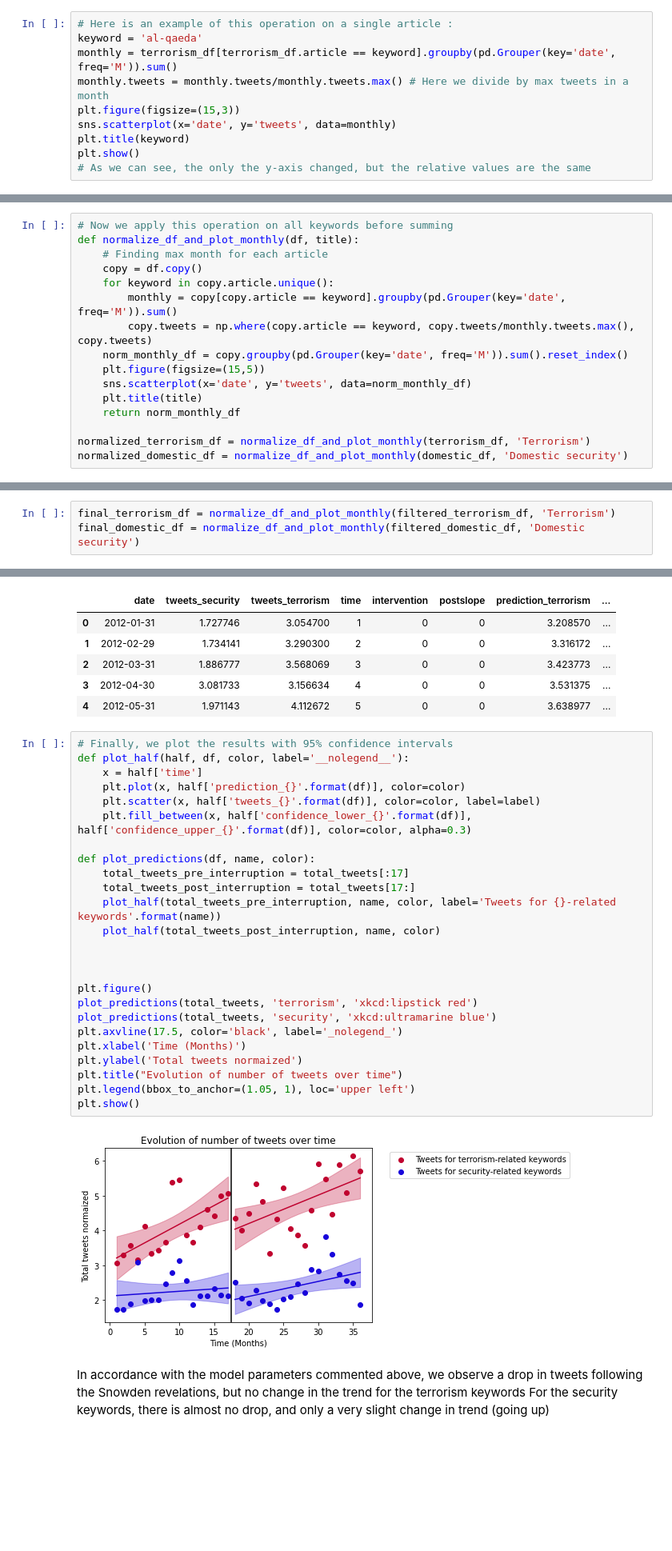
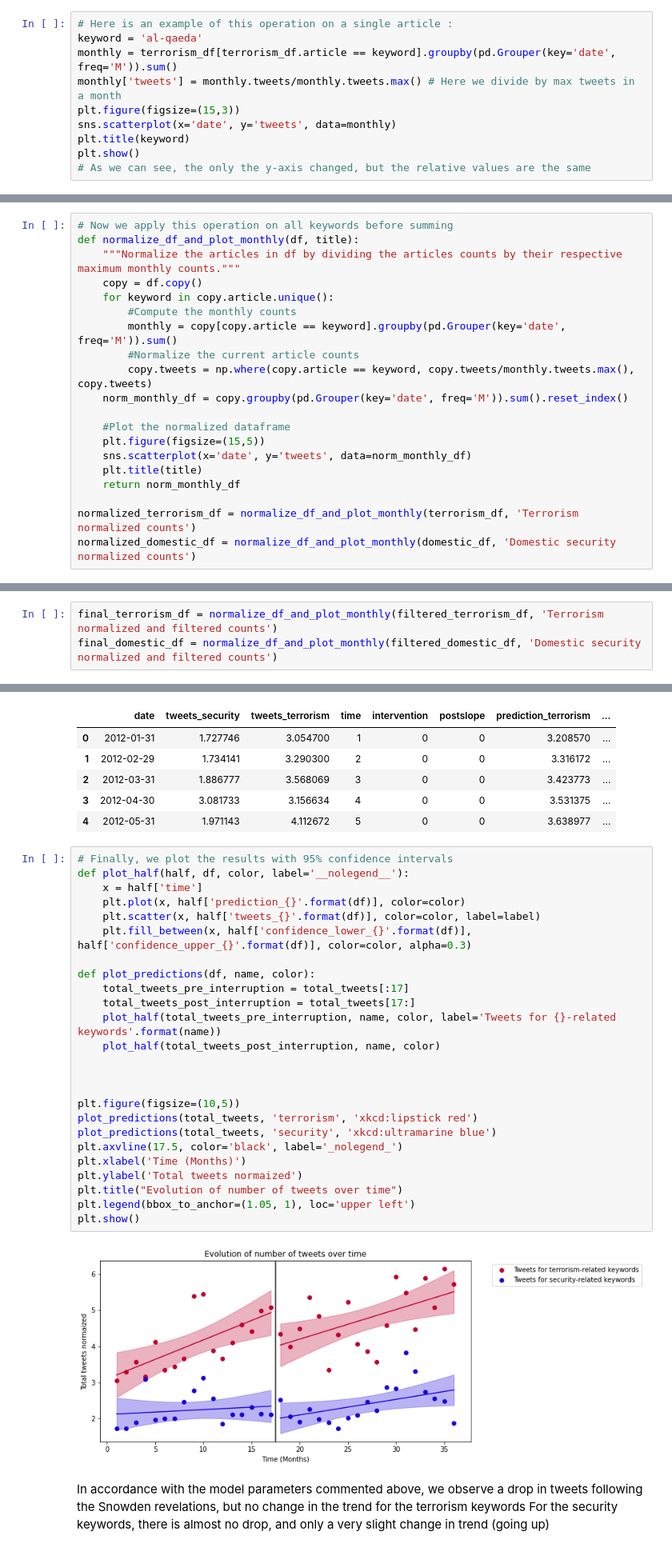
Before and after one commit to JulienVig/CS-401-Tweet-Analysis, a Jupyter notebook: tweet_analysis.ipynb, the cells around one changed output, grey strips where cells are left out. Shown at 80% size. Drawn from its saved outputs; the diff is of its cells as text; blank space fills up the shorter version.

```diff
--- a/tweet_analysis.ipynb
+++ b/tweet_analysis.ipynb
@@ -165,7 +151,7 @@ This makes sense because we are interested in trends for each keyword individual
 # Here is an example of this operation on a single article :
 keyword = 'al-qaeda'
 monthly = terrorism_df[terrorism_df.article == keyword].groupby(pd.Grouper(key='date', freq='M')).sum()
-monthly.tweets = monthly.tweets/monthly.tweets.max() # Here we divide by max tweets in a month
+monthly['tweets'] = monthly.tweets/monthly.tweets.max() # Here we divide by max tweets in a month
 plt.figure(figsize=(15,3))
 sns.scatterplot(x='date', y='tweets', data=monthly)
 plt.title(keyword)
@@ -176,17 +162,21 @@ plt.show()
 # %%
 # Now we apply this operation on all keywords before summing
 def normalize_df_and_plot_monthly(df, title):
-    # Finding max month for each article
+    """Normalize the articles in df by dividing the articles counts by their respective maximum monthly counts."""
     copy = df.copy()
     for keyword in copy.article.unique():
+        #Compute the monthly counts
         monthly = copy[copy.article == keyword].groupby(pd.Grouper(key='date', freq='M')).sum()
+        #Normalize the current article counts
         copy.tweets = np.where(copy.article == keyword, copy.tweets/monthly.tweets.max(), copy.tweets)
     norm_monthly_df = copy.groupby(pd.Grouper(key='date', freq='M')).sum().reset_index()
+
+    #Plot the normalized dataframe
     plt.figure(figsize=(15,5))
     sns.scatterplot(x='date', y='tweets', data=norm_monthly_df)
     plt.title(title)
     return norm_monthly_df
 
-normalized_terrorism_df = normalize_df_and_plot_monthly(terrorism_df, 'Terrorism')
-normalized_domestic_df = normalize_df_and_plot_monthly(domestic_df, 'Domestic security')
+normalized_terrorism_df = normalize_df_and_plot_monthly(terrorism_df, 'Terrorism normalized counts')
+normalized_domestic_df = normalize_df_and_plot_monthly(domestic_df, 'Domestic security normalized counts')
 # %% [output]
@@ -209,6 +199,6 @@ filtered_domestic_df = eliminate_low_tweets(domestic_df)
 Eliminated 16 keywords out of 27
 Eliminated 17 keywords out of 24
 # %%
-final_terrorism_df = normalize_df_and_plot_monthly(filtered_terrorism_df, 'Terrorism')
-final_domestic_df = normalize_df_and_plot_monthly(filtered_domestic_df, 'Domestic security')
+final_terrorism_df = normalize_df_and_plot_monthly(filtered_terrorism_df, 'Terrorism normalized and filtered counts')
+final_domestic_df = normalize_df_and_plot_monthly(filtered_domestic_df, 'Domestic security  normalized and filtered counts')
 # %% [output]
@@ -317,30 +308,30 @@ total_tweets.head()
 # %%
 # Finally, we plot the results with 95% confidence intervals
 def plot_half(half, df, color, label='__nolegend__'):
     x = half['time']
     plt.plot(x, half['prediction_{}'.format(df)], color=color)
     plt.scatter(x, half['tweets_{}'.format(df)], color=color, label=label)
     plt.fill_between(x, half['confidence_lower_{}'.format(df)], half['confidence_upper_{}'.format(df)], color=color, alpha=0.3)
 
 def plot_predictions(df, name, color):
     total_tweets_pre_interruption = total_tweets[:17]
     total_tweets_post_interruption = total_tweets[17:]
     plot_half(total_tweets_pre_interruption, name, color, label='Tweets for {}-related keywords'.format(name))
     plot_half(total_tweets_post_interruption, name, color)
 
 
 
-plt.figure()
+plt.figure(figsize=(10,5))
 plot_predictions(total_tweets, 'terrorism', 'xkcd:lipstick red')
 plot_predictions(total_tweets, 'security', 'xkcd:ultramarine blue')
 plt.axvline(17.5, color='black', label='_nolegend_')
 plt.xlabel('Time (Months)')
 plt.ylabel('Total tweets normaized')
 plt.title("Evolution of number of tweets over time")
 plt.legend(bbox_to_anchor=(1.05, 1), loc='upper left')
 plt.show()
 # %% [output]
-[figure, old version]
+[figure, new version]
 # %% [markdown]
 In accordance with the model parameters commented above, we observe a drop in tweets following the Snowden revelations, but no change in the trend for the terrorism keywords
 For the security keywords, there is almost no drop, and only a very slight change in trend (going up)
```
Also changed, not shown: parts of 14 cells of this notebook.
